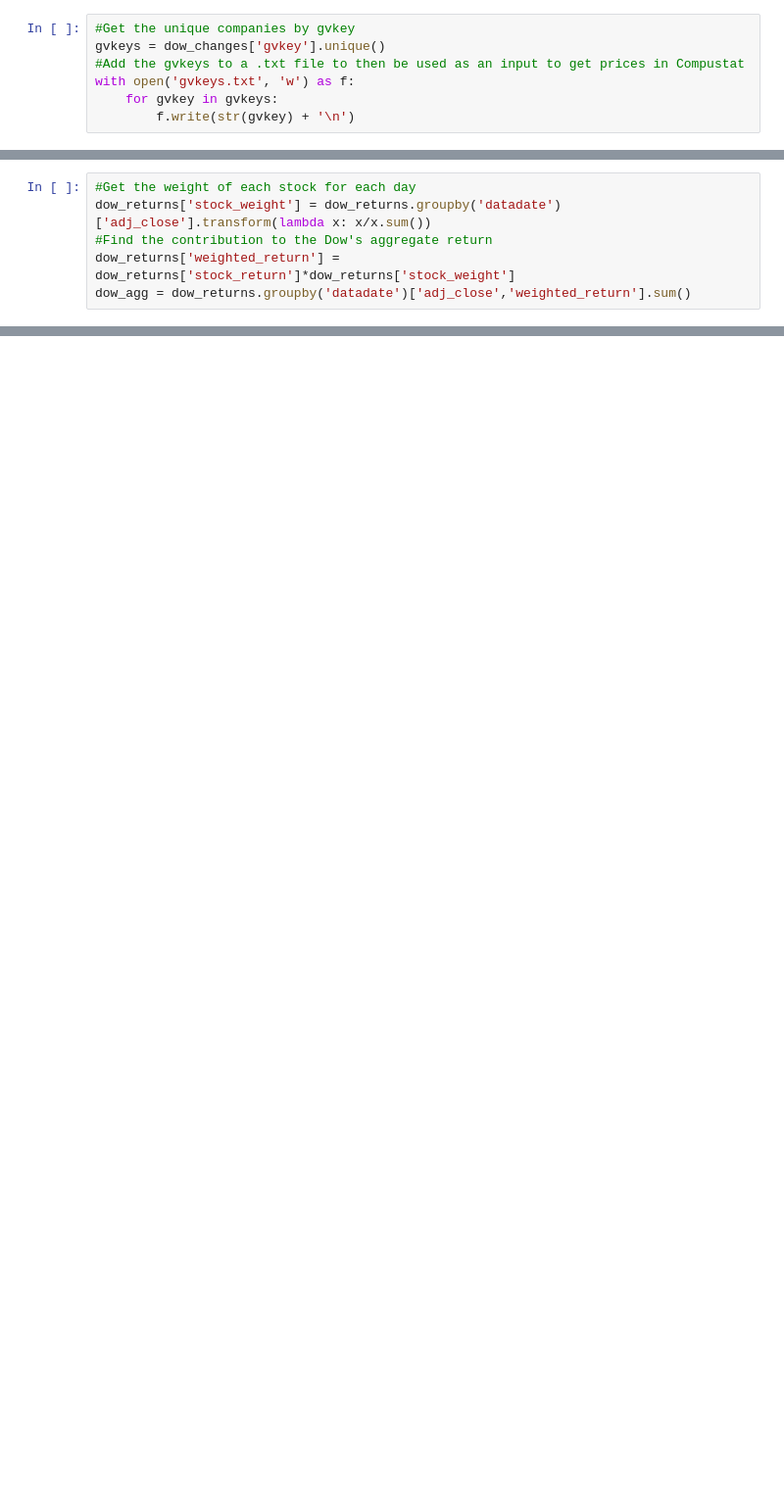
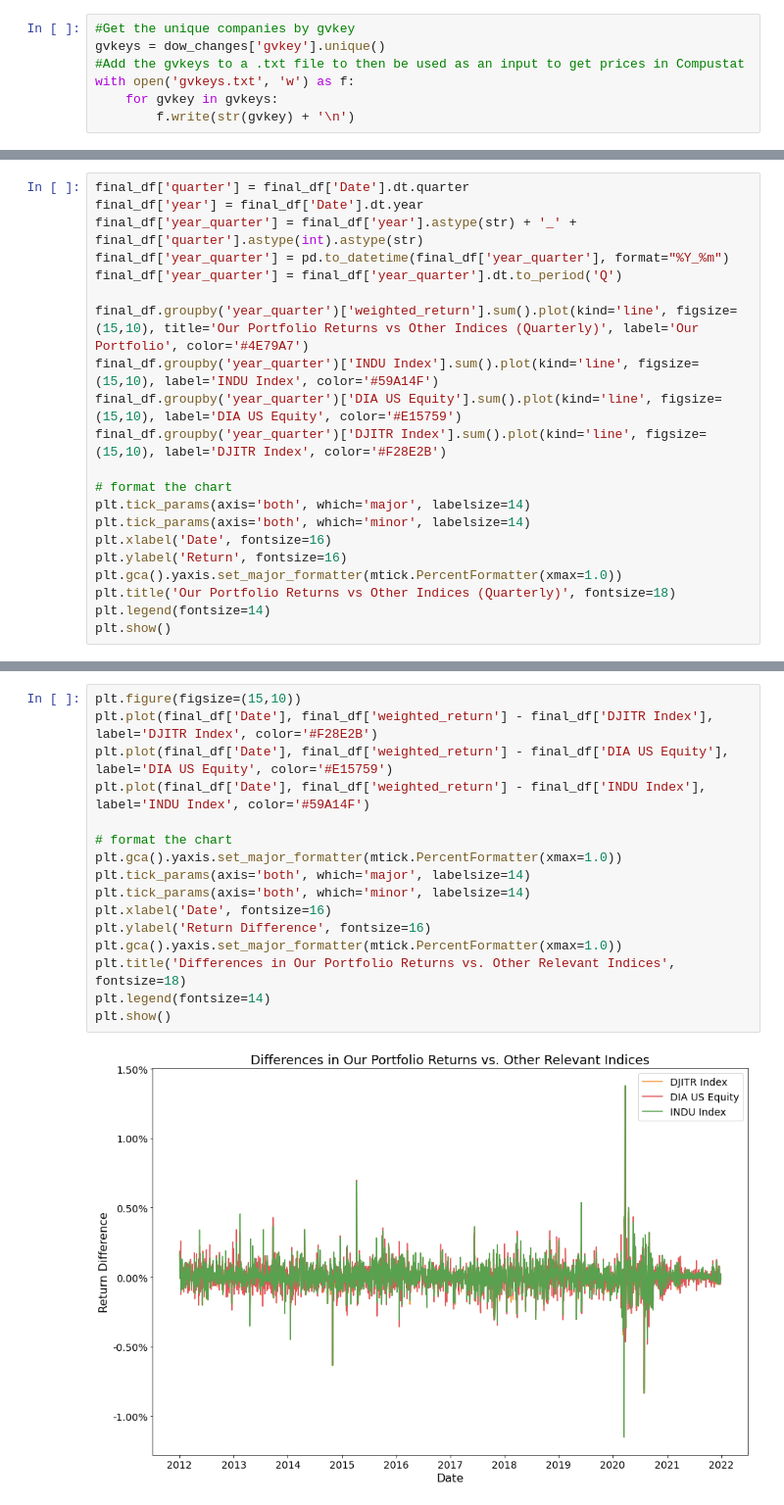
Before and after one commit to acremins1/Asset-Management-HW-1, a Jupyter notebook: Asset Management HW 1.ipynb, the cells around one changed output, grey strips where cells are left out. Shown at 98% size. Drawn from its saved outputs; the diff is of its cells as text; blank space fills up the shorter version.

```diff
--- a/Asset Management HW 1.ipynb
+++ b/Asset Management HW 1.ipynb
@@ -85,6 +87,0 @@ ValueError: The truth value of a Series is ambiguous. Use a.empty, a.bool(), a.i
-# %%
-#Get the weight of each stock for each day
-dow_returns['stock_weight'] = dow_returns.groupby('datadate')['adj_close'].transform(lambda x: x/x.sum())
-#Find the contribution to the Dow's aggregate return
-dow_returns['weighted_return'] = dow_returns['stock_return']*dow_returns['stock_weight']
-dow_agg = dow_returns.groupby('datadate')['adj_close','weighted_return'].sum()
@@ -110,0 +170,21 @@ dow_returns[dow_returns['datadate']=='12/30/2021']
+# %%
+final_df['quarter'] = final_df['Date'].dt.quarter
+final_df['year'] = final_df['Date'].dt.year
+final_df['year_quarter'] = final_df['year'].astype(str) + '_' + final_df['quarter'].astype(int).astype(str)
+final_df['year_quarter'] = pd.to_datetime(final_df['year_quarter'], format="%Y_%m")
+final_df['year_quarter'] = final_df['year_quarter'].dt.to_period('Q')
+
+final_df.groupby('year_quarter')['weighted_return'].sum().plot(kind='line', figsize=(15,10), title='Our Portfolio Returns vs Other Indices (Quarterly)', label='Our Portfolio', color='#4E79A7')
+final_df.groupby('year_quarter')['INDU Index'].sum().plot(kind='line', figsize=(15,10), label='INDU Index', color='#59A14F')
+final_df.groupby('year_quarter')['DIA US Equity'].sum().plot(kind='line', figsize=(15,10), label='DIA US Equity', color='#E15759')
+final_df.groupby('year_quarter')['DJITR Index'].sum().plot(kind='line', figsize=(15,10), label='DJITR Index', color='#F28E2B')
+
+# format the chart
+plt.tick_params(axis='both', which='major', labelsize=14)
+plt.tick_params(axis='both', which='minor', labelsize=14)
+plt.xlabel('Date', fontsize=16)
+plt.ylabel('Return', fontsize=16)
+plt.gca().yaxis.set_major_formatter(mtick.PercentFormatter(xmax=1.0))
+plt.title('Our Portfolio Returns vs Other Indices (Quarterly)', fontsize=18)
+plt.legend(fontsize=14)
+plt.show()
@@ -110,0 +221,18 @@ dow_returns[dow_returns['datadate']=='12/30/2021']
+# %%
+plt.figure(figsize=(15,10))
+plt.plot(final_df['Date'], final_df['weighted_return'] - final_df['DJITR Index'], label='DJITR Index', color='#F28E2B')
+plt.plot(final_df['Date'], final_df['weighted_return'] - final_df['DIA US Equity'], label='DIA US Equity', color='#E15759')
+plt.plot(final_df['Date'], final_df['weighted_return'] - final_df['INDU Index'], label='INDU Index', color='#59A14F')
+
+# format the chart
+plt.gca().yaxis.set_major_formatter(mtick.PercentFormatter(xmax=1.0))
+plt.tick_params(axis='both', which='major', labelsize=14)
+plt.tick_params(axis='both', which='minor', labelsize=14)
+plt.xlabel('Date', fontsize=16)
+plt.ylabel('Return Difference', fontsize=16)
+plt.gca().yaxis.set_major_formatter(mtick.PercentFormatter(xmax=1.0))
+plt.title('Differences in Our Portfolio Returns vs. Other Relevant Indices', fontsize=18)
+plt.legend(fontsize=14)
+plt.show()
+# %% [output]
+[figure, added]
```
Also changed, not shown: parts of 35 cells of this notebook.
